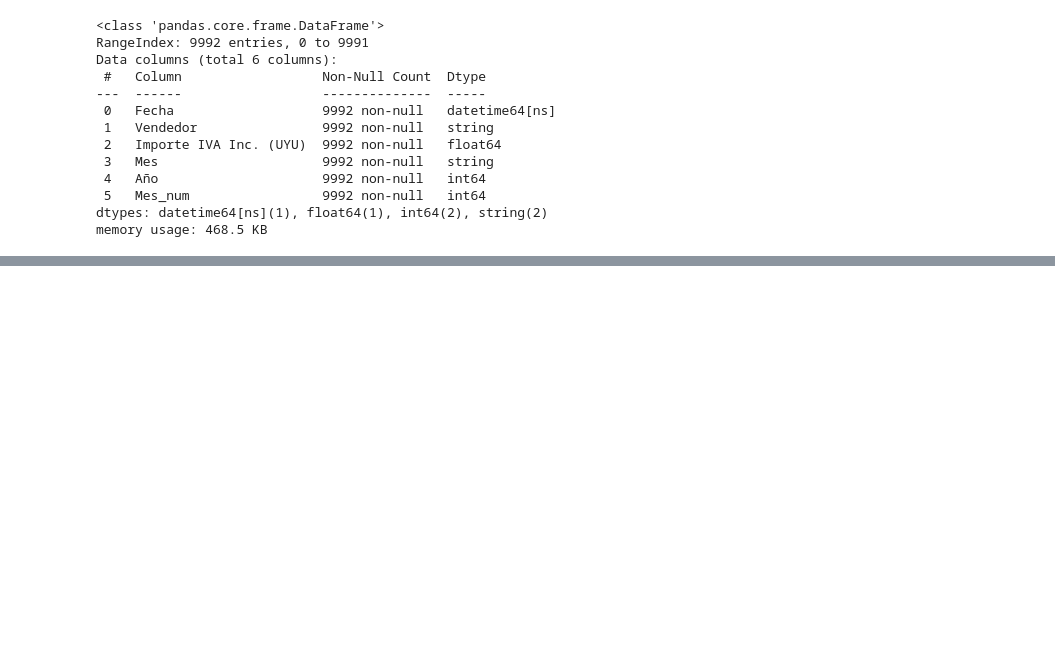
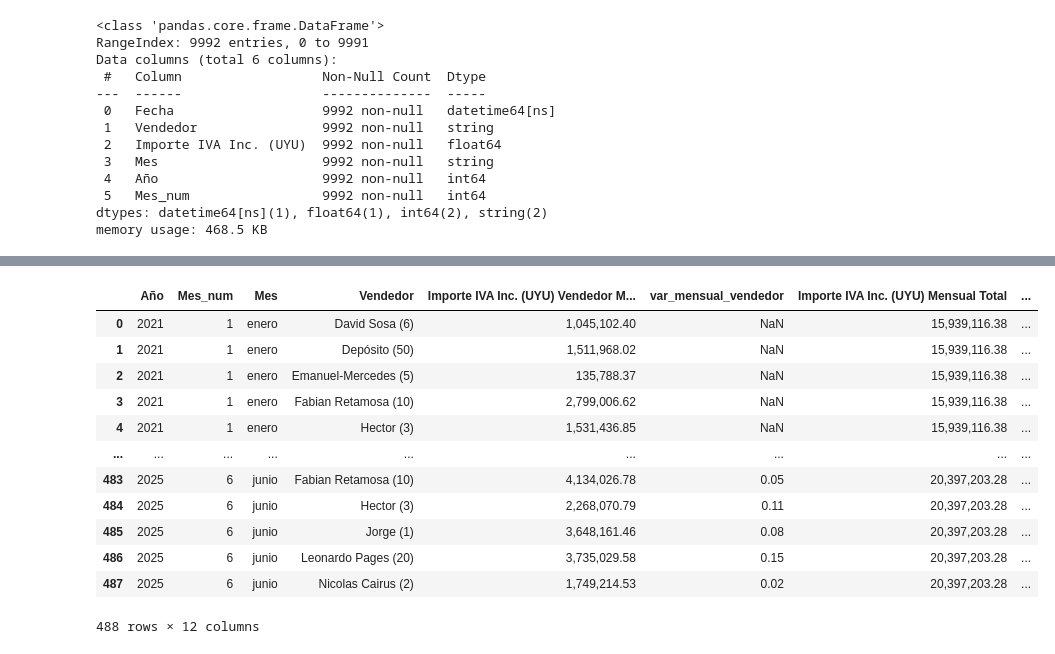
Before and after one commit to MarV-da/Internships, a Jupyter notebook: Datos Ventas I.ipynb, the cells around one changed output, grey strips where cells are left out. Cells and saved outputs as stored; diff of their text form; code cells hidden in the pictures; blank space fills up the shorter version.

```diff
--- a/Datos Ventas I.ipynb
+++ b/Datos Ventas I.ipynb
@@ -202,0 +186,3 @@ dvf.to_csv('Datos Ventas I Procesado.csv', index=False)
+# %%
+mensual_vendedor=dv1.groupby(['Año','Mes_num','Mes','Vendedor'],as_index=False)['Importe IVA Inc. (UYU)'].sum().sort_values(by=['Año','Mes_num'])
+mensual_vendedor
@@ -202,0 +203,4 @@ dvf.to_csv('Datos Ventas I Procesado.csv', index=False)
+# %%
+mensual_vendedor['var_mensual_vendedor']=mensual_vendedor.groupby(['Vendedor','Mes'])['Importe IVA Inc. (UYU)'].pct_change()
+mensual_vendedor.rename(columns={'Importe IVA Inc. (UYU)':'Importe IVA Inc. (UYU) Vendedor Mensual'},inplace=True)
+mensual_vendedor
@@ -202,0 +221,3 @@ dvf.to_csv('Datos Ventas I Procesado.csv', index=False)
+# %%
+anual_vendedor=dv1.groupby(['Año','Vendedor'])['Importe IVA Inc. (UYU)'].sum().reset_index().sort_values(by=['Año'])
+anual_vendedor
@@ -202,0 +238,4 @@ dvf.to_csv('Datos Ventas I Procesado.csv', index=False)
+# %%
+anual_vendedor['var_anual_vendedor']=anual_vendedor.groupby(['Vendedor'])['Importe IVA Inc. (UYU)'].pct_change()
+anual_vendedor.rename(columns={'Importe IVA Inc. (UYU)':'Importe IVA Inc. (UYU) Vendedor Anual'},inplace=True)
+anual_vendedor
@@ -202,0 +256,19 @@ dvf.to_csv('Datos Ventas I Procesado.csv', index=False)
+# %%
+df_final=mensual_vendedor.merge(mensual_total,on=['Año','Mes_num','Mes'],how='left')
+df_final=df_final.merge(anual_vendedor,on=['Año','Vendedor'],how='left')
+df_final=df_final.merge(anual_total,on=['Año'],how='left')
+df_final
+# %% [output]
+|  | Año | Mes_num | Mes | Vendedor | Importe IVA Inc. (UYU) Vendedor M... | var_mensual_vendedor | Importe IVA Inc. (UYU) Mensual Total | ... |
+| 0 | 2021 | 1 | enero | David Sosa (6) | 1,045,102.40 | NaN | 15,939,116.38 | ... |
+| 1 | 2021 | 1 | enero | Depósito (50) | 1,511,968.02 | NaN | 15,939,116.38 | ... |
+| 2 | 2021 | 1 | enero | Emanuel-Mercedes (5) | 135,788.37 | NaN | 15,939,116.38 | ... |
+| 3 | 2021 | 1 | enero | Fabian Retamosa (10) | 2,799,006.62 | NaN | 15,939,116.38 | ... |
+| 4 | 2021 | 1 | enero | Hector (3) | 1,531,436.85 | NaN | 15,939,116.38 | ... |
+| ... | ... | ... | ... | ... | ... | ... | ... | ... |
+| 483 | 2025 | 6 | junio | Fabian Retamosa (10) | 4,134,026.78 | 0.05 | 20,397,203.28 | ... |
+| 484 | 2025 | 6 | junio | Hector (3) | 2,268,070.79 | 0.11 | 20,397,203.28 | ... |
+| 485 | 2025 | 6 | junio | Jorge (1) | 3,648,161.46 | 0.08 | 20,397,203.28 | ... |
+| 486 | 2025 | 6 | junio | Leonardo Pages (20) | 3,735,029.58 | 0.15 | 20,397,203.28 | ... |
+| 487 | 2025 | 6 | junio | Nicolas Cairus (2) | 1,749,214.53 | 0.02 | 20,397,203.28 | ... |
+488 rows × 12 columns
```
Also changed, not shown: parts of 15 cells of this notebook.
